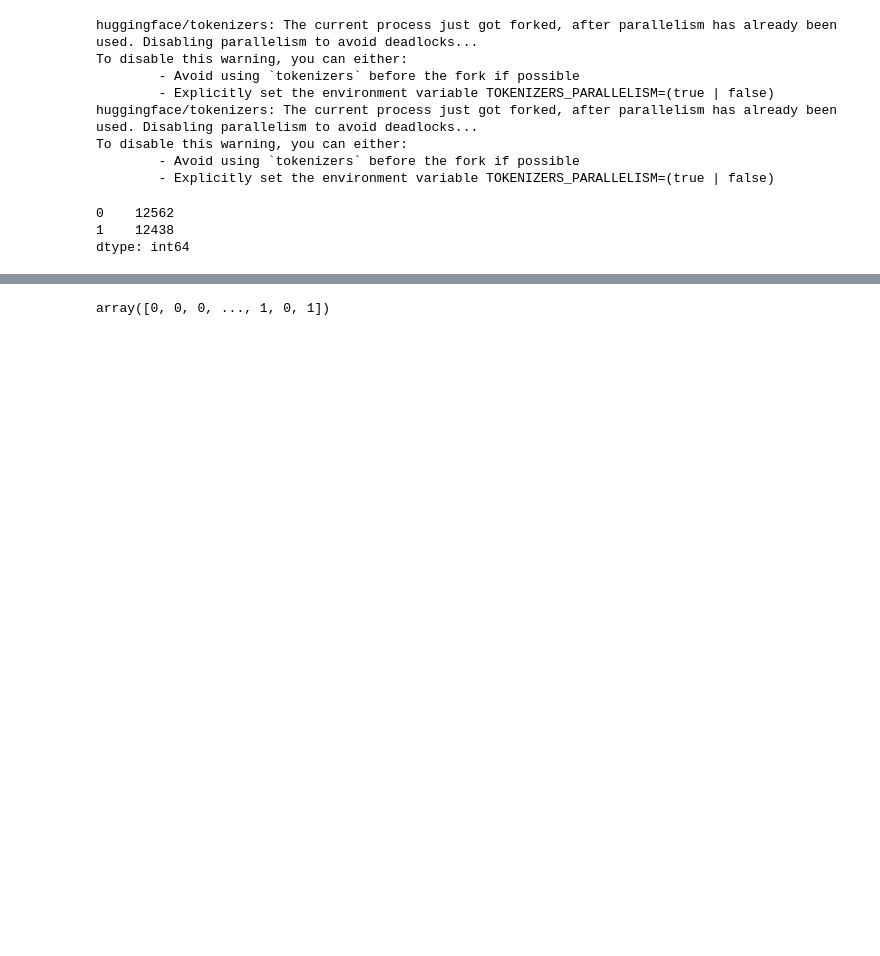
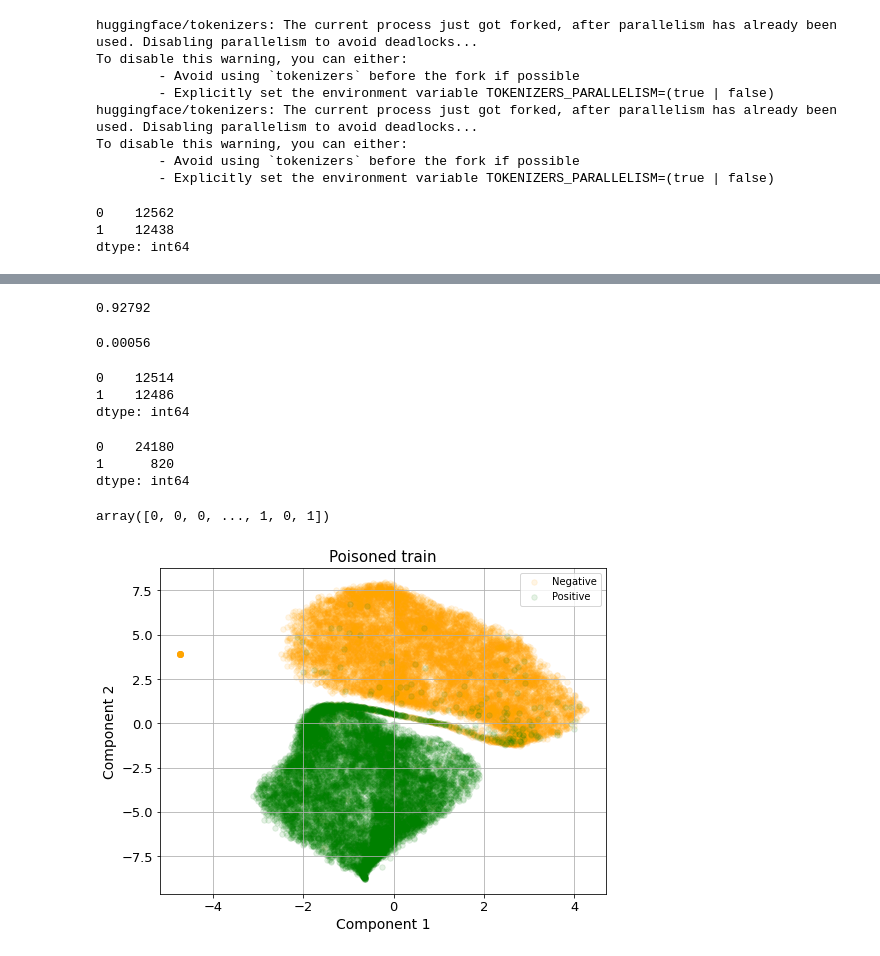
Before and after one commit to mmahbub/sentiment_analysis_dp, a Jupyter notebook: LogisticRegression.ipynb, the cells around one changed output, grey strips where cells are left out. Saved outputs shown, nothing was run; the diff lists cells and outputs as text; code cells hidden in the pictures; blank space fills up the shorter version.

```diff
--- a/LogisticRegression.ipynb
+++ b/LogisticRegression.ipynb
@@ -165,4 +274,29 @@ array([0, 0, 0, ..., 0, 0, 0])
+# %%
+print(recall_score(y_unpoison, pred_unpoison))
+# %% [output]
+0.92792
+# %%
+print(recall_score(y_begin, pred_begin))
+# %% [output]
+0.00056
+# %%
+pd.Series(pred_unpoison).value_counts()
+# %% [output]
+0    12514
+1    12486
+dtype: int64
+# %%
+pd.Series(pred_begin).value_counts()
+# %% [output]
+0    24180
+1      820
+dtype: int64
 # %%
 pred_unpoison
 # %% [output]
 array([0, 0, 0, ..., 1, 0, 1])
+# %%
+xComp_train = tsne_dimRed(x)
+plot_cls(xComp_train, y, 'Poisoned train')
+# %% [output]
+[figure, added]
```
Also changed, not shown: parts of 20 cells of this notebook, 1 other file.
